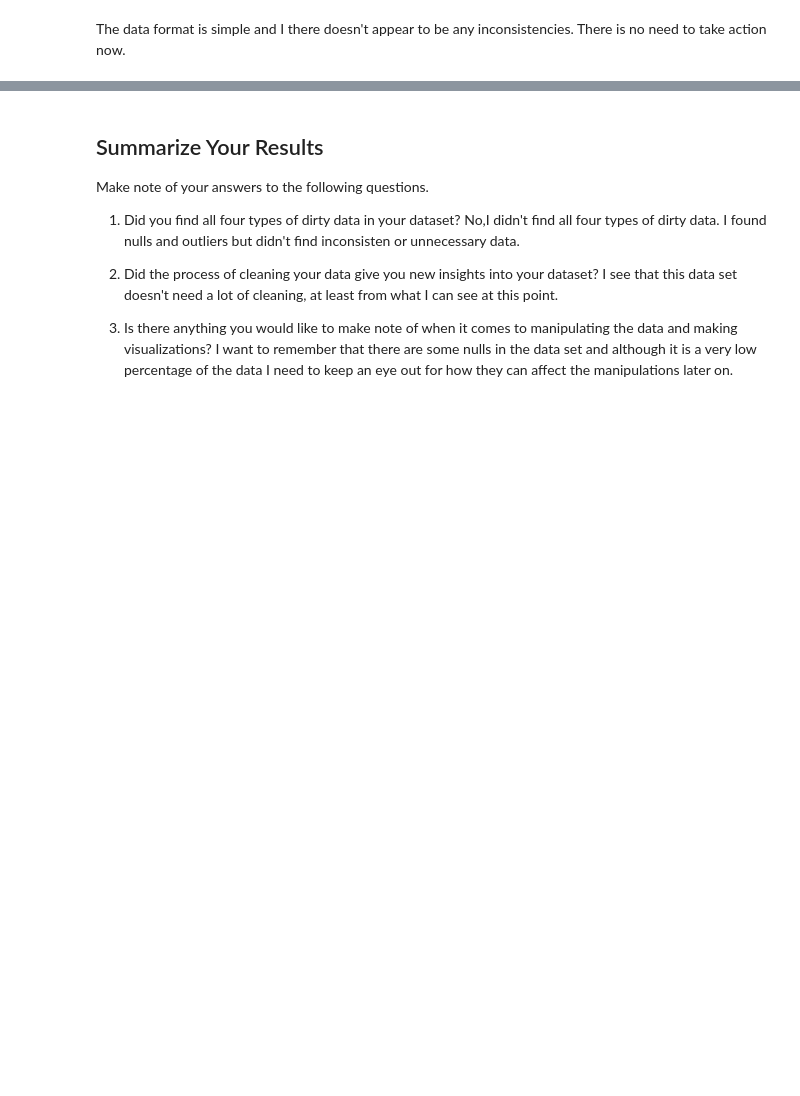
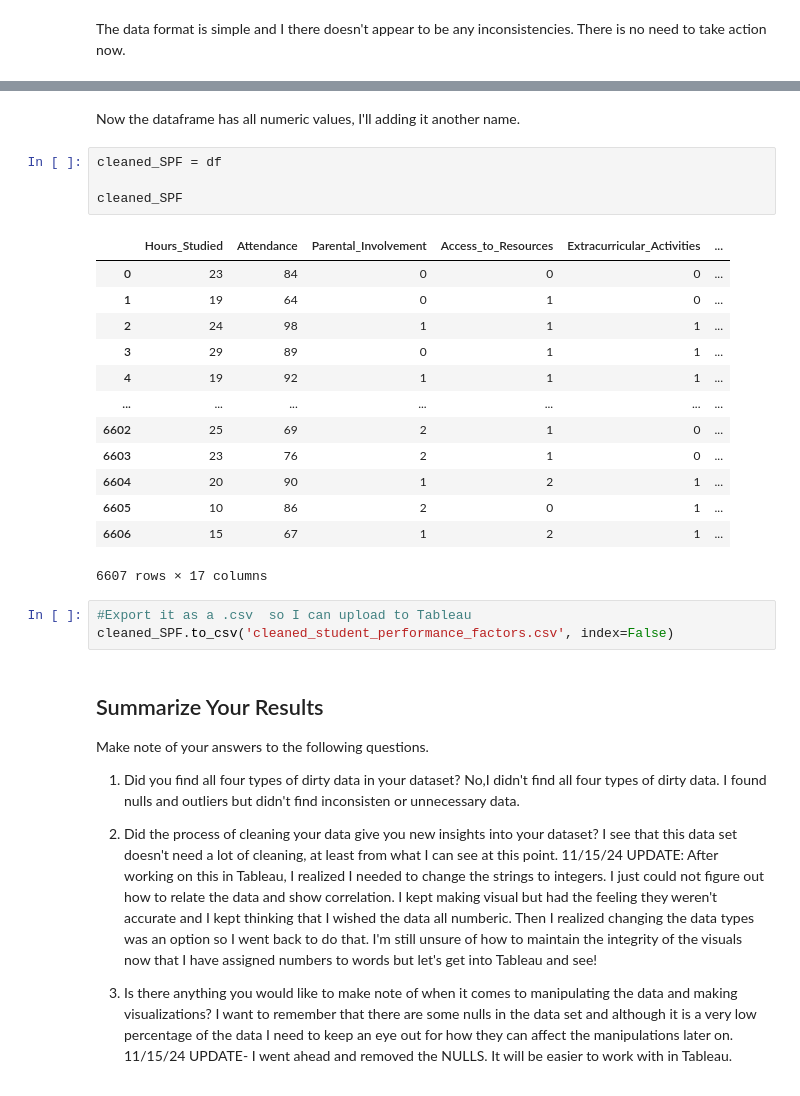
Before and after one commit to c-e-williams/cleaning-data-checkpoint, a Jupyter notebook: checkpoint-three.ipynb, the cells around one changed output, grey strips where cells are left out. Drawn from its saved outputs; the diff is of its cells as text; blank space fills up the shorter version.

```diff
--- a/checkpoint-three.ipynb
+++ b/checkpoint-three.ipynb
@@ -214,3 +284,26 @@ The data format is simple and I there doesn't appear to be any inconsistencies.
+# %% [markdown]
+Now the dataframe has all numeric values,  I'll adding it another name.
+# %%
+cleaned_SPF = df
+
+cleaned_SPF
+# %% [output]
+|  | Hours_Studied | Attendance | Parental_Involvement | Access_to_Resources | Extracurricular_Activities | ... |
+| 0 | 23 | 84 | 0 | 0 | 0 | ... |
+| 1 | 19 | 64 | 0 | 1 | 0 | ... |
+| 2 | 24 | 98 | 1 | 1 | 1 | ... |
+| 3 | 29 | 89 | 0 | 1 | 1 | ... |
+| 4 | 19 | 92 | 1 | 1 | 1 | ... |
+| ... | ... | ... | ... | ... | ... | ... |
+| 6602 | 25 | 69 | 2 | 1 | 0 | ... |
+| 6603 | 23 | 76 | 2 | 1 | 0 | ... |
+| 6604 | 20 | 90 | 1 | 2 | 1 | ... |
+| 6605 | 10 | 86 | 2 | 0 | 1 | ... |
+| 6606 | 15 | 67 | 1 | 2 | 1 | ... |
+6607 rows × 17 columns
+# %%
+#Export it as a .csv  so I can upload to Tableau
+cleaned_SPF.to_csv('cleaned_student_performance_factors.csv', index=False)
 # %% [markdown]
 ## Summarize Your Results
 
@@ -218,6 +311,6 @@ Make note of your answers to the following questions.
 
 1. Did you find all four types of dirty data in your dataset?   No,I didn't find all four types of dirty data.  I found nulls and outliers but didn't find inconsisten or unnecessary data.
 
-2. Did the process of cleaning your data give you new insights into your dataset?  I see that this data set doesn't need a lot of cleaning, at least from what I can see at this point.
+2. Did the process of cleaning your data give you new insights into your dataset?  I see that this data set doesn't need a lot of cleaning, at least from what I can see at this point.   11/15/24 UPDATE:  After working on this in Tableau, I realized I needed to change the strings to integers.  I just could not figure out how to relate the data and show correlation.   I kept making visual but had the feeling they weren't accurate and I kept thinking that I wished the data all numberic.  Then I realized changing the data types was an option so I went back to do that.    I'm still unsure of how to maintain the integrity of the visuals now that I have assigned numbers to words but let's get into Tableau and see!
 
-3. Is there anything you would like to make note of when it comes to manipulating the data and making visualizations?  I want to remember that there are some nulls in the data set and although it is a very low percentage of the data I need to keep an eye out for  how they can affect the manipulations later on.
+3. Is there anything you would like to make note of when it comes to manipulating the data and making visualizations?  I want to remember that there are some nulls in the data set and although it is a very low percentage of the data I need to keep an eye out for  how they can affect the manipulations later on.   11/15/24 UPDATE- I went ahead and removed the NULLS.  It will be easier to work with in Tableau.
```
Also changed, not shown: parts of 6 cells of this notebook, 1 other file.
